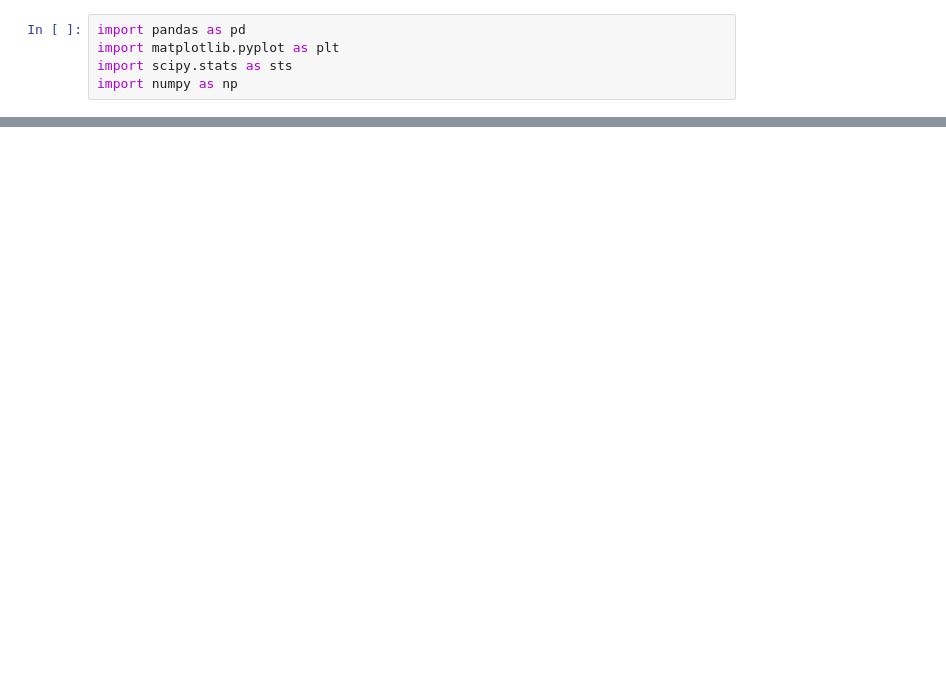
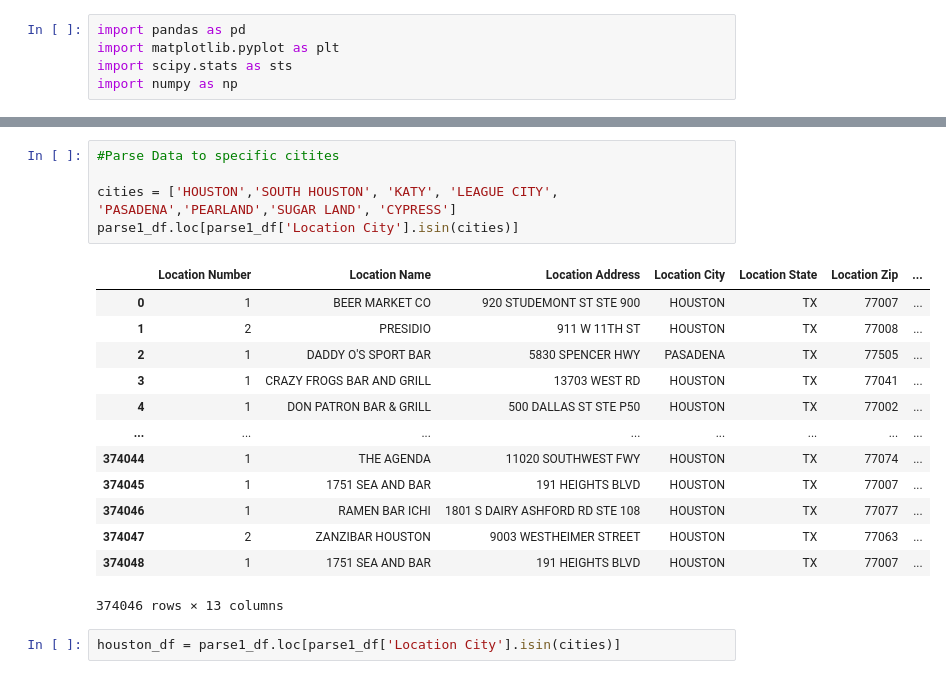
Before and after one commit to ejkaster/Project-1-Top-5-US-Cities-Real-Estate-Trends, a Jupyter notebook: initial_analysis.ipynb, the cells around one changed output, grey strips where cells are left out. Drawn from its saved outputs; the diff is of its cells as text; blank space fills up the shorter version.

Commit message:
Initial analysis and data cleanup

```diff
--- a/initial_analysis.ipynb
+++ b/initial_analysis.ipynb
@@ -100,0 +113,21 @@ None
+# %%
+#Parse Data to specific citites
+
+cities = ['HOUSTON','SOUTH HOUSTON', 'KATY', 'LEAGUE CITY', 'PASADENA','PEARLAND','SUGAR LAND', 'CYPRESS']
+parse1_df.loc[parse1_df['Location City'].isin(cities)]
+# %% [output]
+|  | Location Number | Location Name | Location Address | Location City | Location State | Location Zip | ... |
+| 0 | 1 | BEER MARKET CO | 920 STUDEMONT ST STE 900 | HOUSTON | TX | 77007 | ... |
+| 1 | 2 | PRESIDIO | 911 W 11TH ST | HOUSTON | TX | 77008 | ... |
+| 2 | 1 | DADDY O'S SPORT BAR | 5830 SPENCER HWY | PASADENA | TX | 77505 | ... |
+| 3 | 1 | CRAZY FROGS BAR AND GRILL | 13703 WEST RD | HOUSTON | TX | 77041 | ... |
+| 4 | 1 | DON PATRON BAR & GRILL | 500 DALLAS ST STE P50 | HOUSTON | TX | 77002 | ... |
+| ... | ... | ... | ... | ... | ... | ... | ... |
+| 374044 | 1 | THE AGENDA | 11020 SOUTHWEST FWY | HOUSTON | TX | 77074 | ... |
+| 374045 | 1 | 1751 SEA AND BAR | 191 HEIGHTS BLVD | HOUSTON | TX | 77007 | ... |
+| 374046 | 1 | RAMEN BAR ICHI | 1801 S DAIRY ASHFORD RD STE 108 | HOUSTON | TX | 77077 | ... |
+| 374047 | 2 | ZANZIBAR HOUSTON | 9003 WESTHEIMER STREET | HOUSTON | TX | 77063 | ... |
+| 374048 | 1 | 1751 SEA AND BAR | 191 HEIGHTS BLVD | HOUSTON | TX | 77007 | ... |
+374046 rows × 13 columns
+# %%
+houston_df = parse1_df.loc[parse1_df['Location City'].isin(cities)]
```
Also changed, not shown: parts of 12 cells of this notebook, 1 other file.
